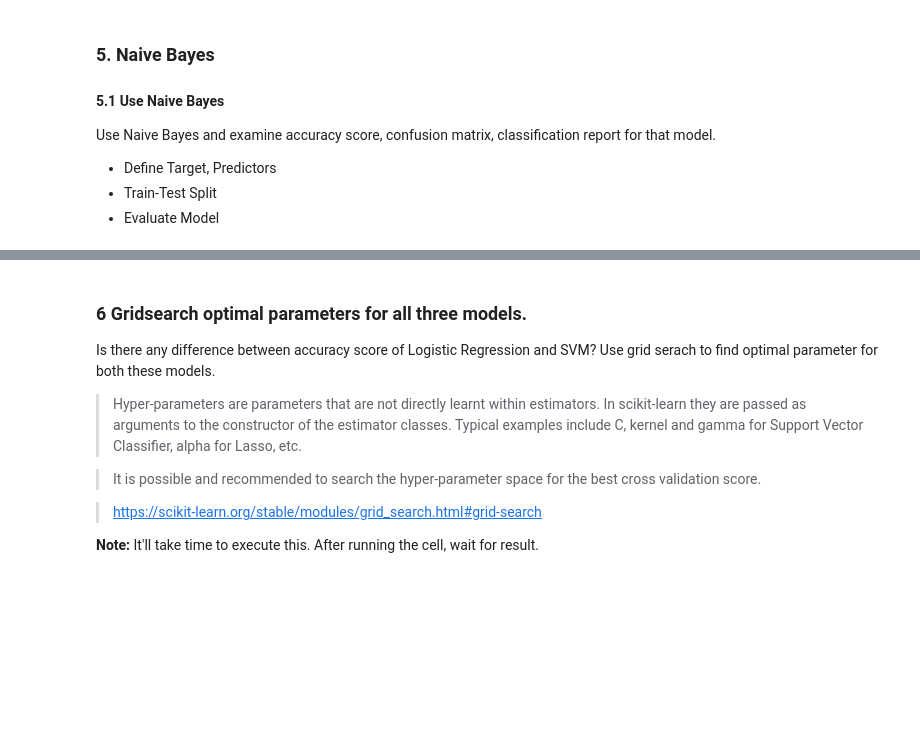
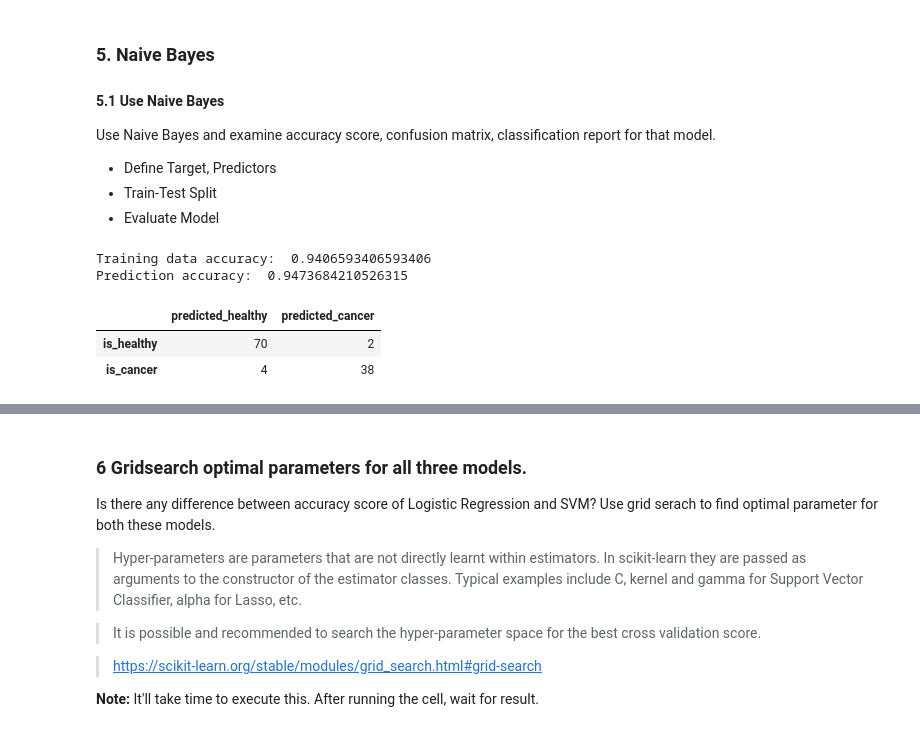
Before and after one commit to CDan07/IOD, a Jupyter notebook: Labs/Module 5/IOD_Lab_5_3_1.ipynb, the cells around one changed output, grey strips where cells are left out. Cells and saved outputs as stored; diff of their text form; code cells hidden in the pictures; blank space fills up the shorter version.

```diff
--- a/Labs/Module 5/IOD_Lab_5_3_1.ipynb
+++ b/Labs/Module 5/IOD_Lab_5_3_1.ipynb
@@ -221,3 +223,22 @@ Use Naive Bayes and examine accuracy score, confusion matrix, classification rep
 - Define Target, Predictors
 - Train-Test Split
 - Evaluate Model
+# %%
+# Evaluate Model
+nb = GaussianNB()
+nb.fit(X_train,y_train)
+print("Training data accuracy: ",nb.score(X_train,y_train))
+y_predict_nb = nb.predict(X_test)
+print("Prediction accuracy: ", accuracy_score(y_test,y_predict_nb))
+# %% [output]
+Training data accuracy:  0.9406593406593406
+Prediction accuracy:  0.9473684210526315
+# %%
+# Confusion matrix
+confusion_matrix_values = confusion_matrix(y_test, y_predict_nb)
+confusion_df = pd.DataFrame(confusion_matrix_values, columns=['predicted_healthy', 'predicted_cancer'], index=['is_healthy', 'is_cancer'])
+confusion_df
+# %% [output]
+|  | predicted_healthy | predicted_cancer |
+| is_healthy | 70 | 2 |
+| is_cancer | 4 | 38 |
```
Also changed, not shown: parts of 5 cells of this notebook.
